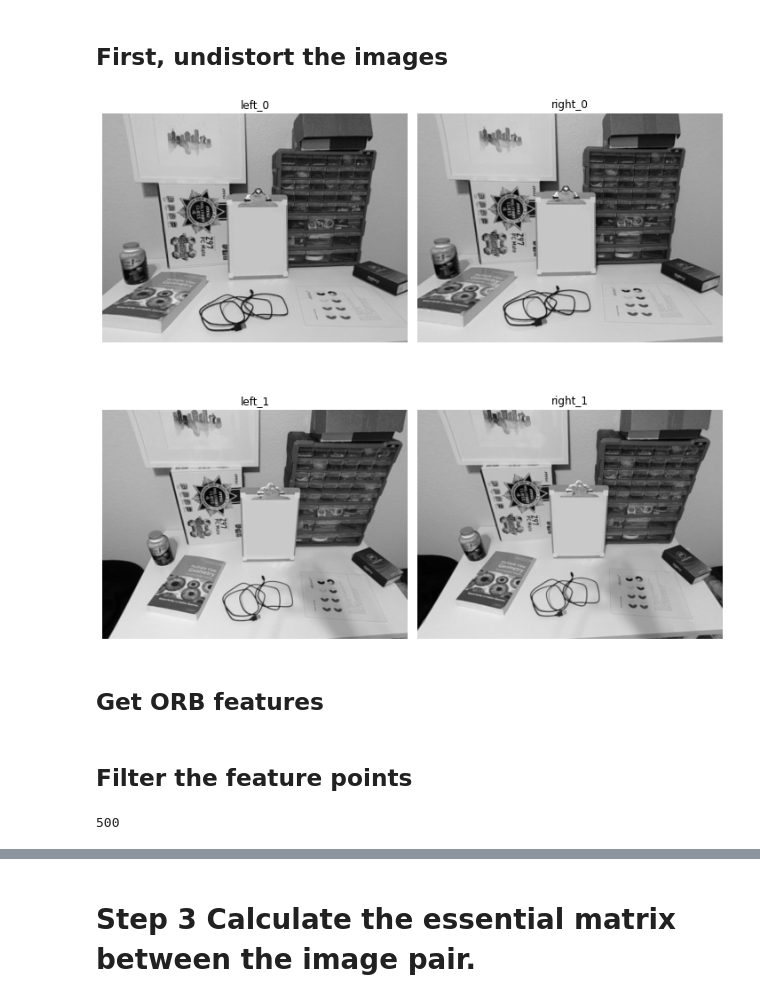
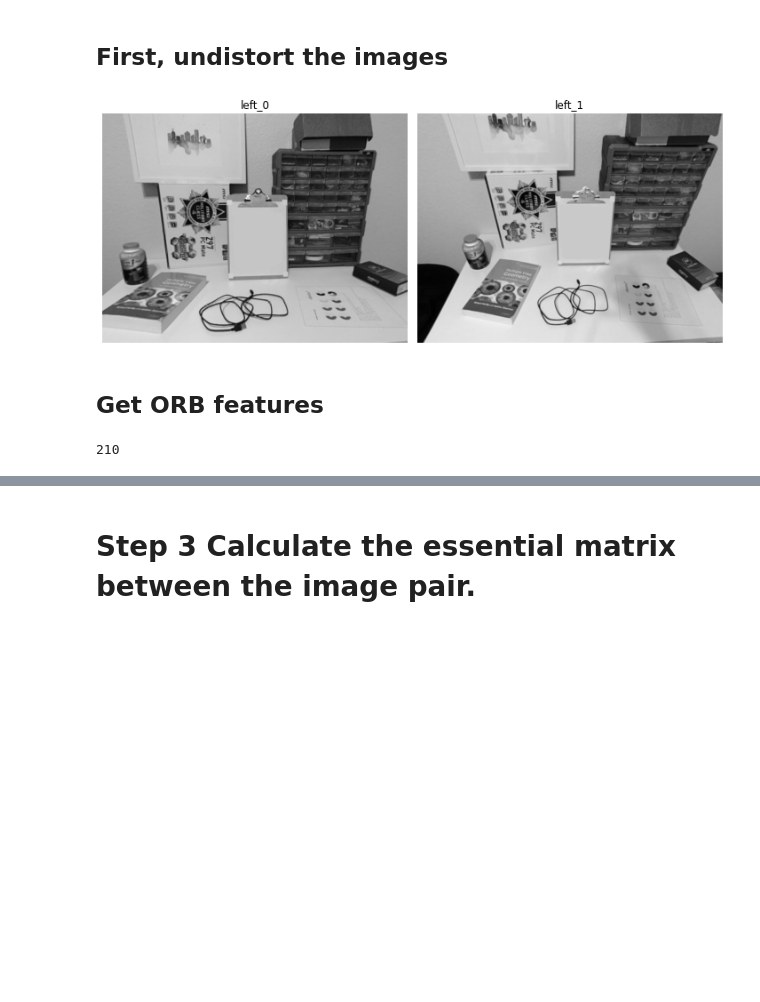
Before and after one commit to eshangaur/Perception-in-Robotics, a Jupyter notebook: project_2b/code/task_7/task_7.ipynb, the cells around one changed output, grey strips where cells are left out. Cells and saved outputs as stored; diff of their text form; code cells hidden in the pictures; blank space fills up the shorter version.

```diff
--- a/project_2b/code/task_7/task_7.ipynb
+++ b/project_2b/code/task_7/task_7.ipynb
@@ -64,41 +64,51 @@ distCoeffs_right = np.array([-0.4145817681176909, 0.19961273246897668,
 # %%
 def undistortImage(img, mtx, distCoeffs):
     h,  w = img.shape[:2]
     newcameramtx, roi = cv2.getOptimalNewCameraMatrix(mtx,distCoeffs,(w,h),0,(w,h))   # warp=0
 
 #     dst = cv2.undistort(img, mtx, distCoeffs, None, newcameramtx)
 
     mapx, mapy = cv2.initUndistortRectifyMap(left_intrinsic, distCoeffs_left, None, newcameramtx, (w,h), 5)
     dst = cv2.remap(img, mapx, mapy, cv2.INTER_LINEAR)
 
     # crop the image
     x,y,w,h = roi
     return dst[y:y+h, x:x+w]
 
 for i in range(len(left_)):
     left_[i] = undistortImage(left_[i], left_intrinsic, distCoeffs_left)
 
 for i in range(len(right_)):
     right_[i] = undistortImage(right_[i], right_intrinsic, distCoeffs_right)
 
-plot_figures({'left_0': left_[0], 'right_0': right_[0], 'left_1': left_[1], 'right_1': right_[1]}, 2, 2)
+plot_figures({'left_0': left_[0], 'left_1': left_[1]}, 1, 2)
 # %% [output]
-[figure, old version]
+[figure, new version]
 # %% [markdown]
 ## Get ORB features
 # %%
-img_left = left_[0].copy()
-img_right = right_[0].copy()
+left_0 = left_[0].copy()
+left_1 = left_[1].copy()
 
 # Initiate STAR detector
 orb = cv2.ORB_create()
 
 # find the keypoints with ORB
-kp_left = orb.detect(img_left,None)
-kp_right = orb.detect(img_right,None)
+kp_0 = orb.detect(left_0,None)
+kp_1 = orb.detect(left_1,None)
 
 # compute the descriptors with ORB
-kp_left, des_left = orb.compute(img_left, kp_left)
-kp_right, des_right = orb.compute(img_right, kp_right)
+kp_0, des_0 = orb.compute(left_0, kp_0)
+kp_1, des_1 = orb.compute(left_1, kp_1)
+
+# create BFMatcher object
+bf = cv2.BFMatcher(cv2.NORM_HAMMING, crossCheck=True)
+# Match descriptors.
+matches = bf.match(des_0,des_1)
+
+# Sort them in the order of their distance.
+matches = sorted(matches, key = lambda x:x.distance)
+
+print(len(matches))
+# %% [output]
+210
-# %% [markdown]
-## Filter the feature points
@@ -131,5 +114,0 @@ def filter_kp(kp, distance=8):
-# %%
-len(kp_right)
-#print(kp_right)
-# %% [output]
-500
```
Also changed, not shown: parts of 22 cells of this notebook.
